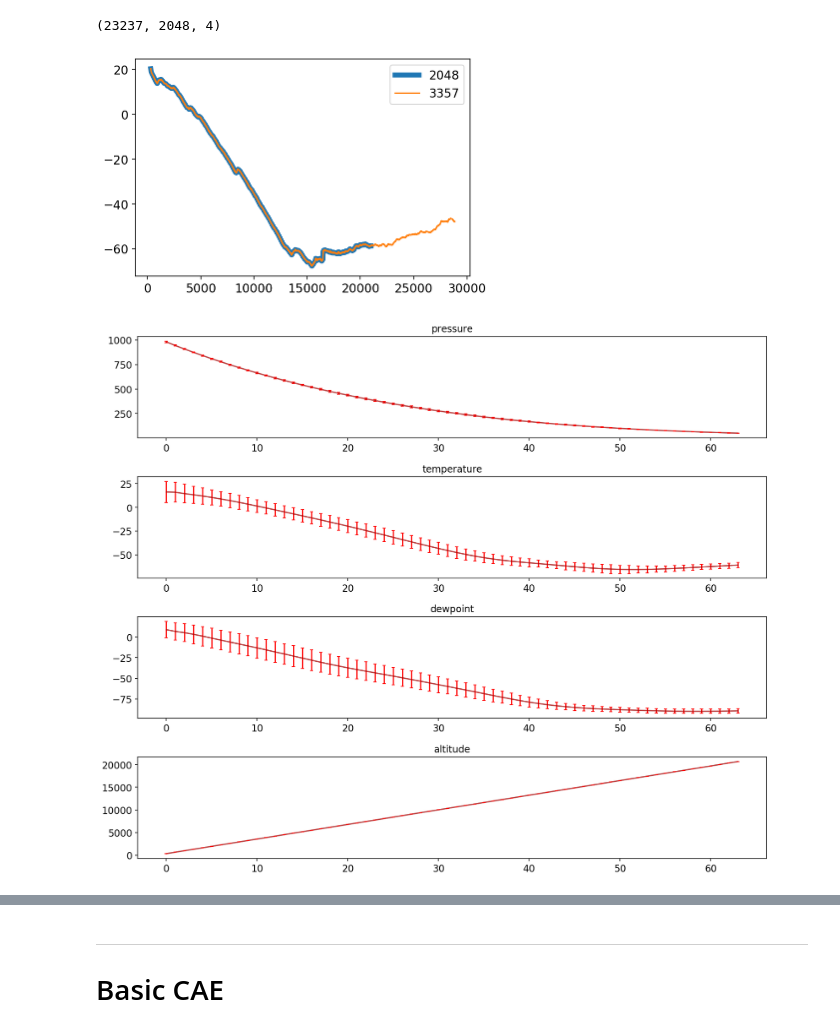
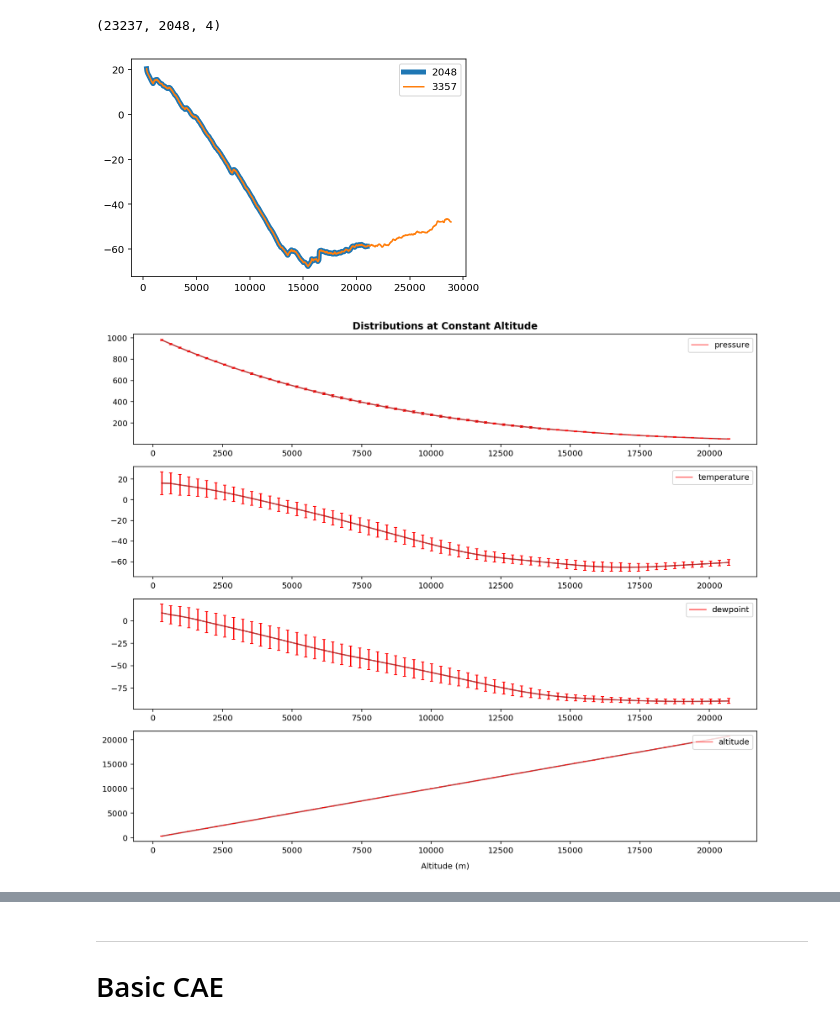
Before and after one commit to stockeh/cira-ml-soundings, a Jupyter notebook: notebooks/arm-sgp-lamont-ok.ipynb, the cells around one changed output, grey strips where cells are left out. Drawn from its saved outputs; the diff is of its cells as text; code cells hidden in the pictures.

Commit message:
exploratory inter params

```diff
--- a/notebooks/arm-sgp-lamont-ok.ipynb
+++ b/notebooks/arm-sgp-lamont-ok.ipynb
@@ -164,8 +168,8 @@ max EL alt: 315.00, min EL alt: 19374.00
 #     for item in valid_profile_files:
 #         f.write("%s\n" % item)
 # %%
-# profiles = np.load(vol + '../profiles-alt.npy', allow_pickle=True)
-# valid_profile_files = np.loadtxt(vol + '../profiles-alt-files.txt', dtype=str)
+profiles = np.load(vol + '../profiles-alt.npy', allow_pickle=True)
+valid_profile_files = np.loadtxt(vol + '../profiles-alt-files.txt', dtype=str)
 # %% [markdown]
 ## Filter Profiles by $A_{el}$
 # %%
@@ -242,30 +246,39 @@ plt.plot(profiles[i][:, ALTITUDE], profiles[i][:, TEMPERATURE],
          label=str(len(profiles[i][:, ALTITUDE])))
 plt.legend();
 # %% [output]
-[figure, old version]
+[figure, new version]
 # %%
 input_dims = [PRESSURE, TEMPERATURE, DEWPOINT, ALTITUDE]
 labels = ['pressure', 'temperature', 'dewpoint', 'altitude']
 
 fig, axs = plt.subplots(len(input_dims), figsize=(12, 10))
 axs = axs.ravel()
-
+interval = 32
 for dim in input_dims:
 
-    mu = np.mean(interpolated_profiles[:,:,dim], axis=0)[::32]
-    std = np.std(interpolated_profiles[:,:,dim], axis=0)[::32]
+    mu = np.mean(interpolated_profiles[:,:,dim], axis=0)[::interval]
+    std = np.std(interpolated_profiles[:,:,dim], axis=0)[::interval]
 
-    axs[dim].plot(mu, 'k', alpha=0.5)
-    axs[dim].errorbar(np.arange(mu.shape[0]), mu, std, color='k', linestyle='None', capsize=2);
+    axs[dim].plot(altitude_intervals[::interval], mu, 'k', alpha=0.5)
+    axs[dim].errorbar(altitude_intervals[::interval], mu, std, color='k', linestyle='None', capsize=2);
 
-    mu = np.mean(interpolated_profiles[:,:,dim], axis=0)[::32]
-    std = np.std(interpolated_profiles[:,:,dim], axis=0)[::32]
 
-    axs[dim].plot(mu, 'r', alpha=0.5, label='train')
-    axs[dim].errorbar(np.arange(mu.shape[0]), mu, std, color='r', linestyle='None', capsize=2);
-    axs[dim].set_title(labels[dim])
+    mu = np.mean(interpolated_profiles[:,:,dim], axis=0)[::interval]
+    std = np.std(interpolated_profiles[:,:,dim], axis=0)[::interval]
+
+    axs[dim].plot(altitude_intervals[::interval], mu, 'r', alpha=0.5, label=labels[dim])
+    axs[dim].errorbar(altitude_intervals[::interval], mu, std, color='r', linestyle='None', capsize=2);
+    axs[dim].legend(loc=1)
+
+
+# add a big axis, hide frame
+fig.add_subplot(111, frameon=False)
+# hide tick and tick label of the big axis
+plt.tick_params(labelcolor='none', top=False, bottom=False, left=False, right=False)
+plt.xlabel('Altitude (m)', labelpad=10)
+plt.title('Distributions at Constant Altitude', y=1.0, fontweight='bold')
 
 fig.tight_layout();
 # %% [output]
-[figure, old version]
+[figure, new version]
 # %%
```
Also changed, not shown: parts of 40 cells of this notebook.
